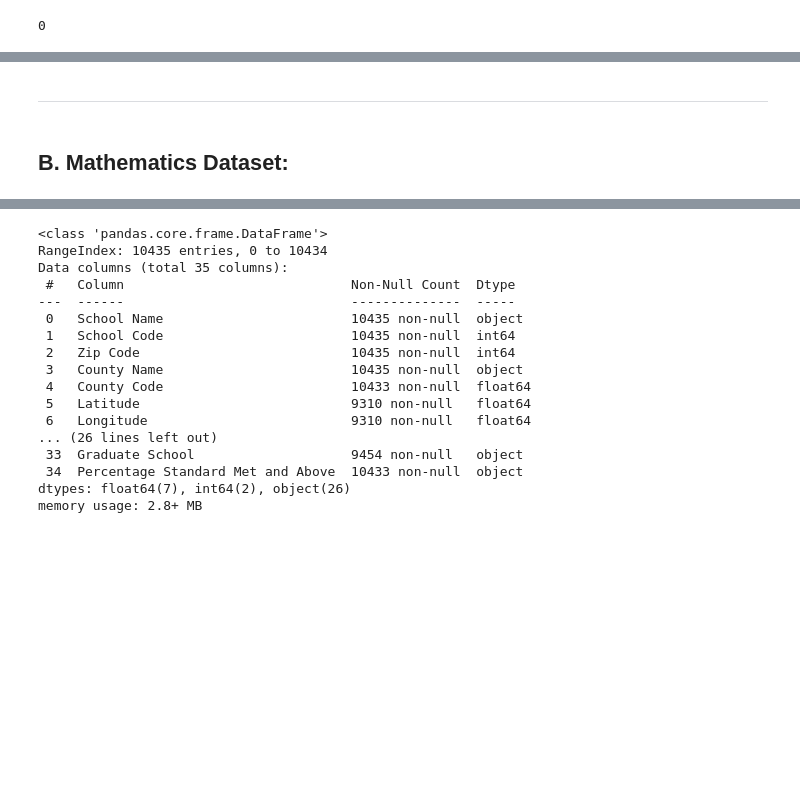
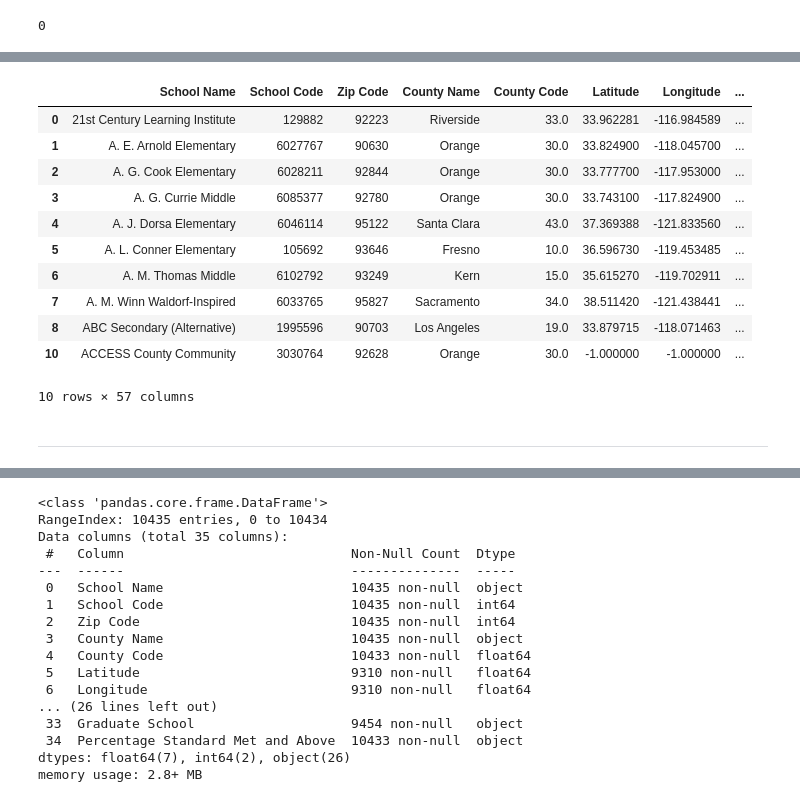
Before and after one commit to gabriellewald/education-project, a Jupyter notebook: Capstone1_data_cleaning.ipynb, the cells around one changed output, grey strips where cells are left out. Drawn from its saved outputs; the diff is of its cells as text; code cells hidden in the pictures; blank space fills up the shorter version.

```diff
--- a/Capstone1_data_cleaning.ipynb
+++ b/Capstone1_data_cleaning.ipynb
@@ -225,4 +311,35 @@ df_language.duplicated().sum()
+# %%
+# Turn negative values back to -1 to represent missing data
+cols = ['Enrollment K-12','Male', 'Female', 'Military', 'Non Military',
+       'Homeless', 'Non Homeless', 'Disadvantaged', 'Not Disadvantaged',
+       'Black', 'Native American', 'Asian', 'Hispanic', 'Pacific Islander',
+       'White', 'Two/More Races', '< High School', 'High School Grad',
+       'Some College', 'College Grad', 'Graduate School']
+
+def map_values(df, col):
+    df[col] = df[col].map(lambda x: -1 if x < 0 else x).round(2)
+
+for col in cols:
+    map_values(language, col)
+
+
+# See final version
+language.head(10)
+
+# # create csv file with percentage values
+# language.to_csv("df_language_with_dummies", encoding='utf-8', index=False)
+# %% [output]
+|  | School Name | School Code | Zip Code | County Name | County Code | Latitude | Longitude | ... |
+| 0 | 21st Century Learning Institute | 129882 | 92223 | Riverside | 33.0 | 33.962281 | -116.984589 | ... |
+| 1 | A. E. Arnold Elementary | 6027767 | 90630 | Orange | 30.0 | 33.824900 | -118.045700 | ... |
+| 2 | A. G. Cook Elementary | 6028211 | 92844 | Orange | 30.0 | 33.777700 | -117.953000 | ... |
+| 3 | A. G. Currie Middle | 6085377 | 92780 | Orange | 30.0 | 33.743100 | -117.824900 | ... |
+| 4 | A. J. Dorsa Elementary | 6046114 | 95122 | Santa Clara | 43.0 | 37.369388 | -121.833560 | ... |
+| 5 | A. L. Conner Elementary | 105692 | 93646 | Fresno | 10.0 | 36.596730 | -119.453485 | ... |
+| 6 | A. M. Thomas Middle | 6102792 | 93249 | Kern | 15.0 | 35.615270 | -119.702911 | ... |
+| 7 | A. M. Winn Waldorf-Inspired | 6033765 | 95827 | Sacramento | 34.0 | 38.511420 | -121.438441 | ... |
+| 8 | ABC Secondary (Alternative) | 1995596 | 90703 | Los Angeles | 19.0 | 33.879715 | -118.071463 | ... |
+| 10 | ACCESS County Community | 3030764 | 92628 | Orange | 30.0 | -1.000000 | -1.000000 | ... |
+10 rows × 57 columns
 # %% [markdown]
 -------
-# %% [markdown]
-## B. Mathematics Dataset:
```
Also changed, not shown: parts of 39 cells of this notebook.
